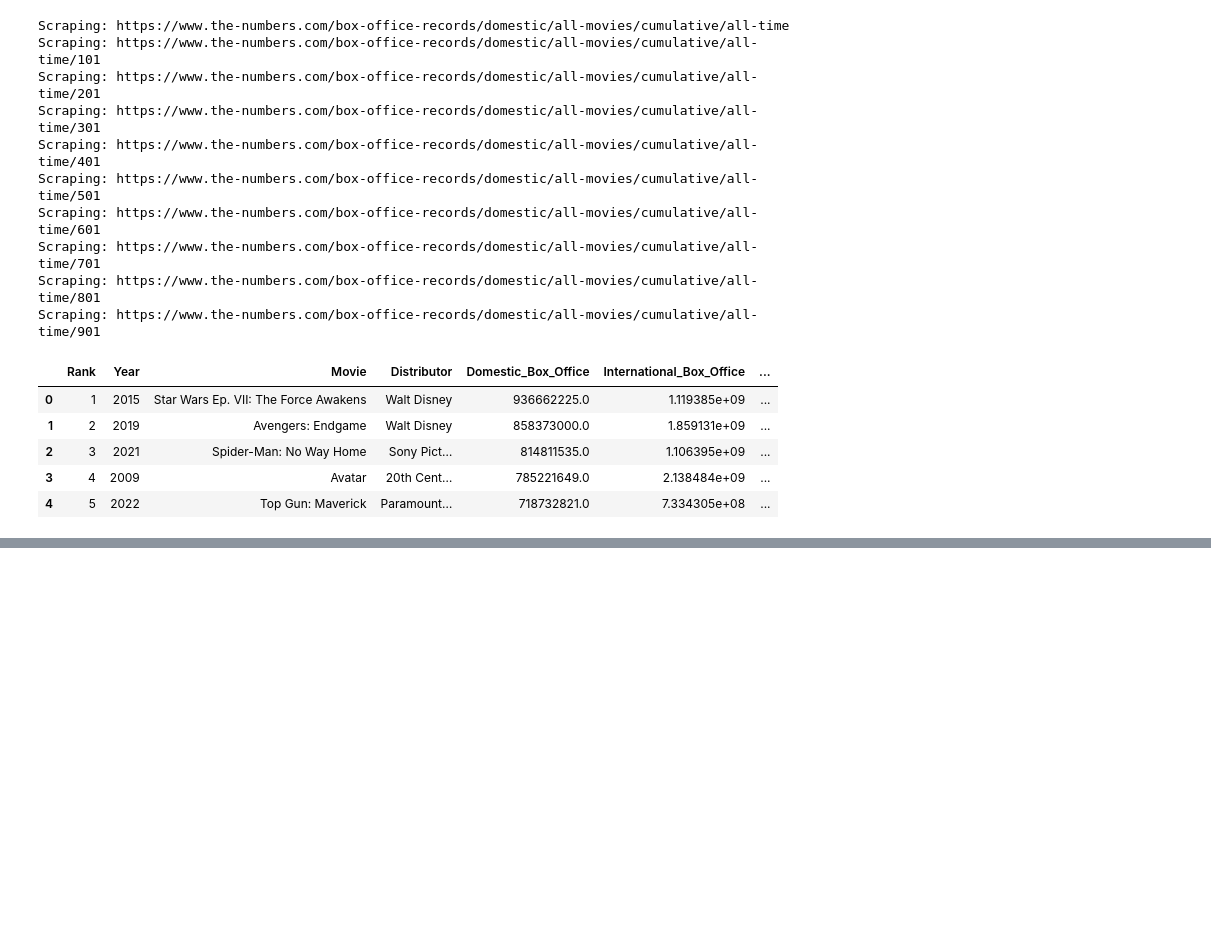
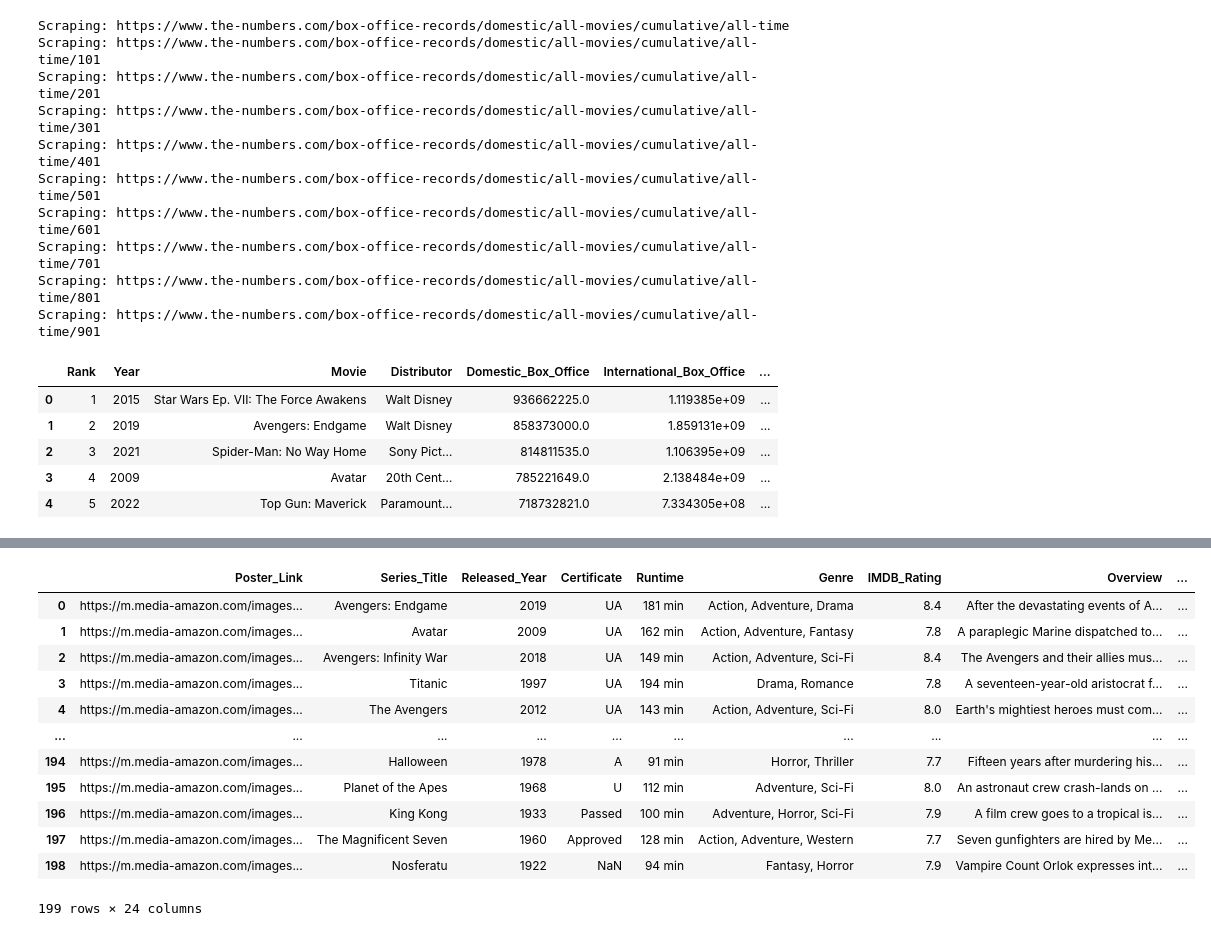
Before and after one commit to abdolhmed/Data_Acquisition_Preprocessing_CA, a Jupyter notebook: MovieCA.ipynb, the cells around one changed output, grey strips where cells are left out. Drawn from its saved outputs; the diff is of its cells as text; code cells hidden in the pictures; blank space fills up the shorter version.

```diff
--- a/MovieCA.ipynb
+++ b/MovieCA.ipynb
@@ -187,3 +187,17 @@ numbers_df.head()
 # %%
 # creating csv
 numbers_df.to_csv("scraped_box_office_full.csv", index=False)
+# %%
+import re
+
+def clean_title(title):
+    if isinstance(title, str):
+        title = title.lower() # removes caps
+        title = re.sub(r'[^a-z0-9\s]', '', title) # Removes punctuation and special characters, leaving only letters, numbers, and spaces.
+        title = re.sub(r'\s+', ' ', title).strip() # normalise spaces
+        return title
+    return ""
+
+# Apply cleaning
+df_sorted["clean_title"] = df_sorted["Series_Title"].apply(clean_title)
+numbers_df["clean_title"] = numbers_df["Movie"].apply(clean_title)
@@ -189,0 +222,18 @@ numbers_df.to_csv("scraped_box_office_full.csv", index=False)
+# %%
+merged = pd.merge(df_sorted, numbers_df, on="clean_title", how="inner" )
+# %%
+merged
+# %% [output]
+|  | Poster_Link | Series_Title | Released_Year | Certificate | Runtime | Genre | IMDB_Rating | Overview | ... |
+| 0 | https://m.media-amazon.com/images... | Avengers: Endgame | 2019 | UA | 181 min | Action, Adventure, Drama | 8.4 | After the devastating events of A... | ... |
+| 1 | https://m.media-amazon.com/images... | Avatar | 2009 | UA | 162 min | Action, Adventure, Fantasy | 7.8 | A paraplegic Marine dispatched to... | ... |
+| 2 | https://m.media-amazon.com/images... | Avengers: Infinity War | 2018 | UA | 149 min | Action, Adventure, Sci-Fi | 8.4 | The Avengers and their allies mus... | ... |
+| 3 | https://m.media-amazon.com/images... | Titanic | 1997 | UA | 194 min | Drama, Romance | 7.8 | A seventeen-year-old aristocrat f... | ... |
+| 4 | https://m.media-amazon.com/images... | The Avengers | 2012 | UA | 143 min | Action, Adventure, Sci-Fi | 8.0 | Earth's mightiest heroes must com... | ... |
+| ... | ... | ... | ... | ... | ... | ... | ... | ... | ... |
+| 194 | https://m.media-amazon.com/images... | Halloween | 1978 | A | 91 min | Horror, Thriller | 7.7 | Fifteen years after murdering his... | ... |
+| 195 | https://m.media-amazon.com/images... | Planet of the Apes | 1968 | U | 112 min | Adventure, Sci-Fi | 8.0 | An astronaut crew crash-lands on ... | ... |
+| 196 | https://m.media-amazon.com/images... | King Kong | 1933 | Passed | 100 min | Adventure, Horror, Sci-Fi | 7.9 | A film crew goes to a tropical is... | ... |
+| 197 | https://m.media-amazon.com/images... | The Magnificent Seven | 1960 | Approved | 128 min | Action, Adventure, Western | 7.7 | Seven gunfighters are hired by Me... | ... |
+| 198 | https://m.media-amazon.com/images... | Nosferatu | 1922 | NaN | 94 min | Fantasy, Horror | 7.9 | Vampire Count Orlok expresses int... | ... |
+199 rows × 24 columns
```
Also changed, not shown: parts of 12 cells of this notebook.
